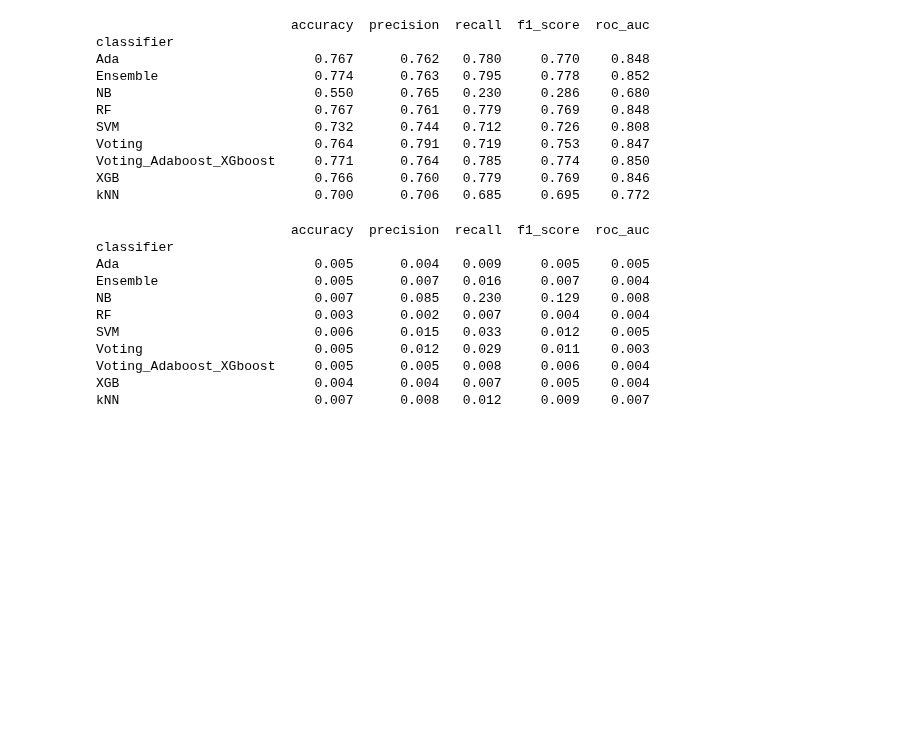
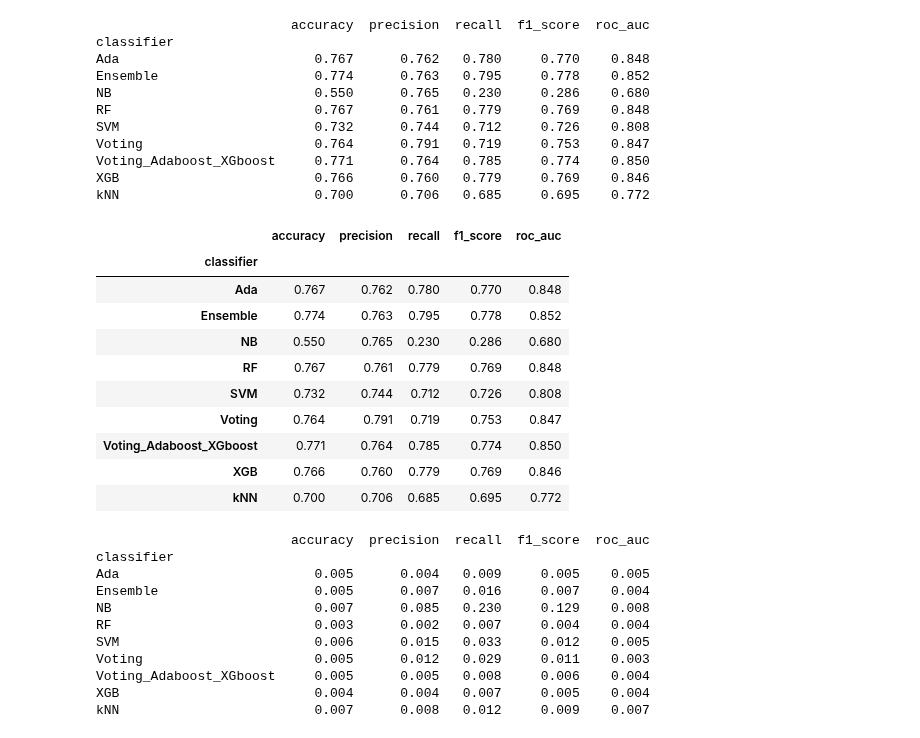
Before and after one commit to nguyennhutlam/sockpuppet_final_19_07_2020, a Jupyter notebook: 1_All_model_Ensemble_Feature2_extratree.ipynb, the cells around one changed output. Drawn from its saved outputs; the diff is of its cells as text; code cells hidden in the pictures; blank space fills up the shorter version.

```diff
--- a/1_All_model_Ensemble_Feature2_extratree.ipynb
+++ b/1_All_model_Ensemble_Feature2_extratree.ipynb
@@ -292,6 +292,20 @@ Voting                      0.764      0.791   0.719     0.753    0.847
 Voting_Adaboost_XGboost     0.771      0.764   0.785     0.774    0.850
 XGB                         0.766      0.760   0.779     0.769    0.846
 kNN                         0.700      0.706   0.685     0.695    0.772
+# %%
+(result.groupby(['classifier']).mean().round(3))
+# %% [output]
+|  | accuracy | precision | recall | f1_score | roc_auc |
+| classifier |  |  |  |  |  |
+| Ada | 0.767 | 0.762 | 0.780 | 0.770 | 0.848 |
+| Ensemble | 0.774 | 0.763 | 0.795 | 0.778 | 0.852 |
+| NB | 0.550 | 0.765 | 0.230 | 0.286 | 0.680 |
+| RF | 0.767 | 0.761 | 0.779 | 0.769 | 0.848 |
+| SVM | 0.732 | 0.744 | 0.712 | 0.726 | 0.808 |
+| Voting | 0.764 | 0.791 | 0.719 | 0.753 | 0.847 |
+| Voting_Adaboost_XGboost | 0.771 | 0.764 | 0.785 | 0.774 | 0.850 |
+| XGB | 0.766 | 0.760 | 0.779 | 0.769 | 0.846 |
+| kNN | 0.700 | 0.706 | 0.685 | 0.695 | 0.772 |
 # %%
 print(result.groupby(['classifier']).std().round(3))
 # %% [output]
```
Also changed, not shown: parts of 1 cell of this notebook.
